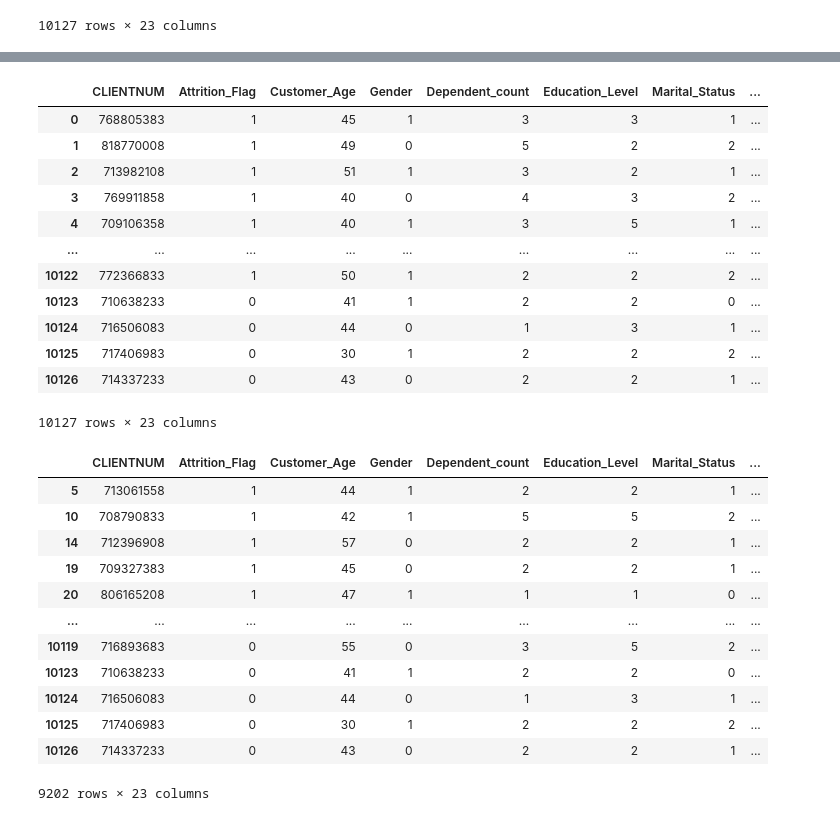
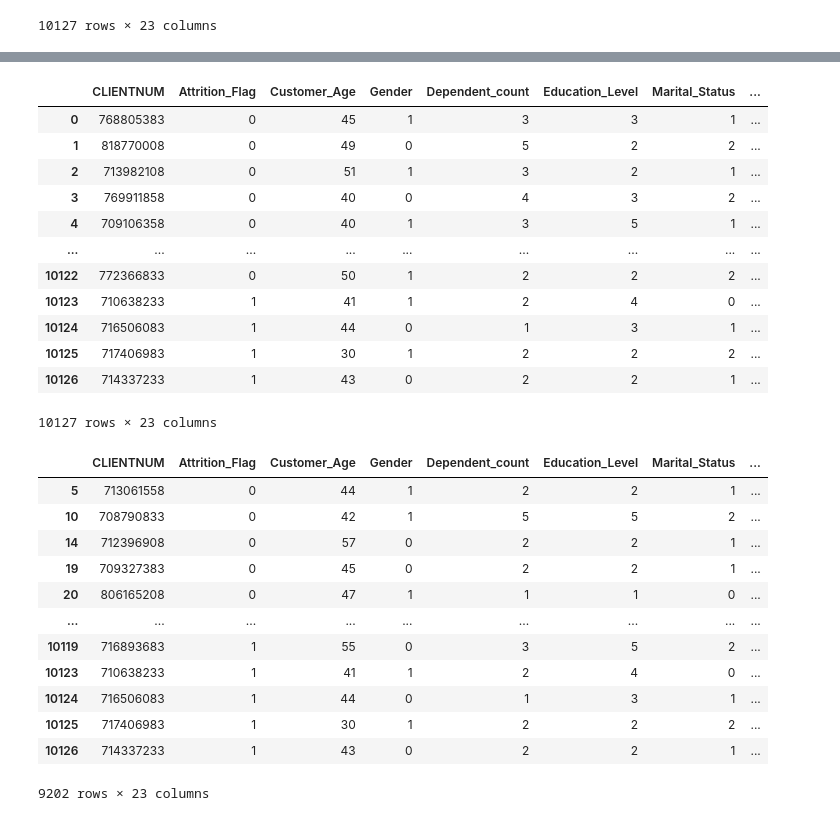
Before and after one commit to rnd4u-org/2021-knu-churn, a Jupyter notebook: PreProcessing.ipynb, the cells around one changed output, grey strips where cells are left out. Saved outputs shown, nothing was run; the diff lists cells and outputs as text; code cells hidden in the pictures.

```diff
--- a/PreProcessing.ipynb
+++ b/PreProcessing.ipynb
@@ -90,55 +90,59 @@ Churners
 | 10126 | 714337233 | Attrited Customer | 43 | F | 2 | Graduate | Married | ... |
 10127 rows × 23 columns
 # %%
-for cat in ["Attrition_Flag", "Gender", "Education_Level", "Marital_Status"]:
+for cat in ["Gender", "Education_Level", "Marital_Status"]:
     enc = LabelEncoder()
     enc.fit(Churners[cat])
     Churners[cat] = enc.transform(Churners[cat])
 
 income_map = {"Less than $40K": 20000,
               "$40K - $60K": 50000,
               "$80K - $120K": 100000,
               "$60K - $80K": 70000,
               "$120K +": 130000}
 
 card_map = {"Blue": 1,
            "Silver": 2,
            "Gold": 3,
            "Platinum": 4}
 
+attrition_map = {"Existing Customer": 0,
+                 "Attrited Customer": 1}
+
 Churners["Income_Category"] = Churners["Income_Category"].map(income_map)
 Churners["Card_Category"] = Churners["Card_Category"].map(card_map)
+Churners["Attrition_Flag"] = Churners["Attrition_Flag"].map(attrition_map)
 
 
 Churners
 # %% [output]
 |  | CLIENTNUM | Attrition_Flag | Customer_Age | Gender | Dependent_count | Education_Level | Marital_Status | ... |
-| 0 | 768805383 | 1 | 45 | 1 | 3 | 3 | 1 | ... |
-| 1 | 818770008 | 1 | 49 | 0 | 5 | 2 | 2 | ... |
-| 2 | 713982108 | 1 | 51 | 1 | 3 | 2 | 1 | ... |
-| 3 | 769911858 | 1 | 40 | 0 | 4 | 3 | 2 | ... |
-| 4 | 709106358 | 1 | 40 | 1 | 3 | 5 | 1 | ... |
+| 0 | 768805383 | 0 | 45 | 1 | 3 | 3 | 1 | ... |
+| 1 | 818770008 | 0 | 49 | 0 | 5 | 2 | 2 | ... |
+| 2 | 713982108 | 0 | 51 | 1 | 3 | 2 | 1 | ... |
+| 3 | 769911858 | 0 | 40 | 0 | 4 | 3 | 2 | ... |
+| 4 | 709106358 | 0 | 40 | 1 | 3 | 5 | 1 | ... |
 | ... | ... | ... | ... | ... | ... | ... | ... | ... |
-| 10122 | 772366833 | 1 | 50 | 1 | 2 | 2 | 2 | ... |
-| 10123 | 710638233 | 0 | 41 | 1 | 2 | 2 | 0 | ... |
-| 10124 | 716506083 | 0 | 44 | 0 | 1 | 3 | 1 | ... |
-| 10125 | 717406983 | 0 | 30 | 1 | 2 | 2 | 2 | ... |
-| 10126 | 714337233 | 0 | 43 | 0 | 2 | 2 | 1 | ... |
+| 10122 | 772366833 | 0 | 50 | 1 | 2 | 2 | 2 | ... |
+| 10123 | 710638233 | 1 | 41 | 1 | 2 | 4 | 0 | ... |
+| 10124 | 716506083 | 1 | 44 | 0 | 1 | 3 | 1 | ... |
+| 10125 | 717406983 | 1 | 30 | 1 | 2 | 2 | 2 | ... |
+| 10126 | 714337233 | 1 | 43 | 0 | 2 | 2 | 1 | ... |
 10127 rows × 23 columns
 # %%
 Churners = Churners[(np.abs(stats.zscore(Churners)) < 3).all(axis=1)]
 Churners
 # %% [output]
 |  | CLIENTNUM | Attrition_Flag | Customer_Age | Gender | Dependent_count | Education_Level | Marital_Status | ... |
-| 5 | 713061558 | 1 | 44 | 1 | 2 | 2 | 1 | ... |
-| 10 | 708790833 | 1 | 42 | 1 | 5 | 5 | 2 | ... |
-| 14 | 712396908 | 1 | 57 | 0 | 2 | 2 | 1 | ... |
-| 19 | 709327383 | 1 | 45 | 0 | 2 | 2 | 1 | ... |
-| 20 | 806165208 | 1 | 47 | 1 | 1 | 1 | 0 | ... |
+| 5 | 713061558 | 0 | 44 | 1 | 2 | 2 | 1 | ... |
+| 10 | 708790833 | 0 | 42 | 1 | 5 | 5 | 2 | ... |
+| 14 | 712396908 | 0 | 57 | 0 | 2 | 2 | 1 | ... |
+| 19 | 709327383 | 0 | 45 | 0 | 2 | 2 | 1 | ... |
+| 20 | 806165208 | 0 | 47 | 1 | 1 | 1 | 0 | ... |
 | ... | ... | ... | ... | ... | ... | ... | ... | ... |
-| 10119 | 716893683 | 0 | 55 | 0 | 3 | 5 | 2 | ... |
-| 10123 | 710638233 | 0 | 41 | 1 | 2 | 2 | 0 | ... |
-| 10124 | 716506083 | 0 | 44 | 0 | 1 | 3 | 1 | ... |
-| 10125 | 717406983 | 0 | 30 | 1 | 2 | 2 | 2 | ... |
-| 10126 | 714337233 | 0 | 43 | 0 | 2 | 2 | 1 | ... |
+| 10119 | 716893683 | 1 | 55 | 0 | 3 | 5 | 2 | ... |
+| 10123 | 710638233 | 1 | 41 | 1 | 2 | 4 | 0 | ... |
+| 10124 | 716506083 | 1 | 44 | 0 | 1 | 3 | 1 | ... |
+| 10125 | 717406983 | 1 | 30 | 1 | 2 | 2 | 2 | ... |
+| 10126 | 714337233 | 1 | 43 | 0 | 2 | 2 | 1 | ... |
 9202 rows × 23 columns
```
Also changed, not shown: parts of 2 cells of this notebook, 2 other files.
